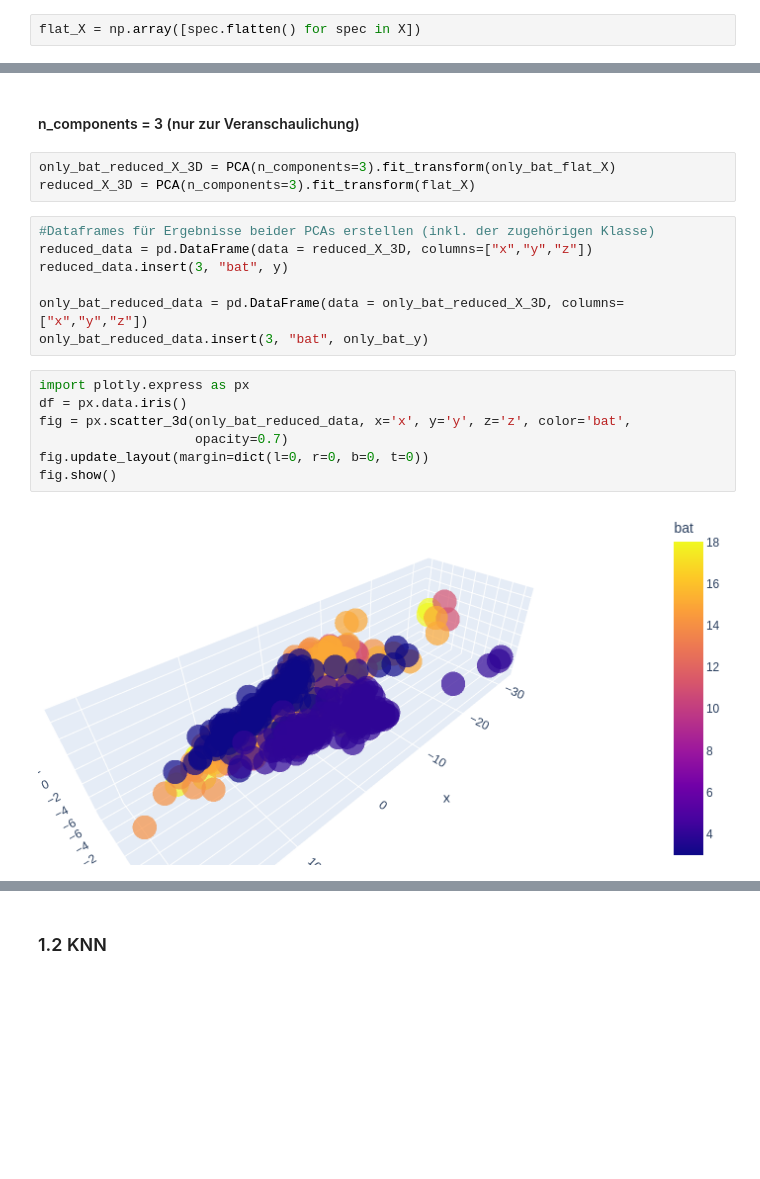
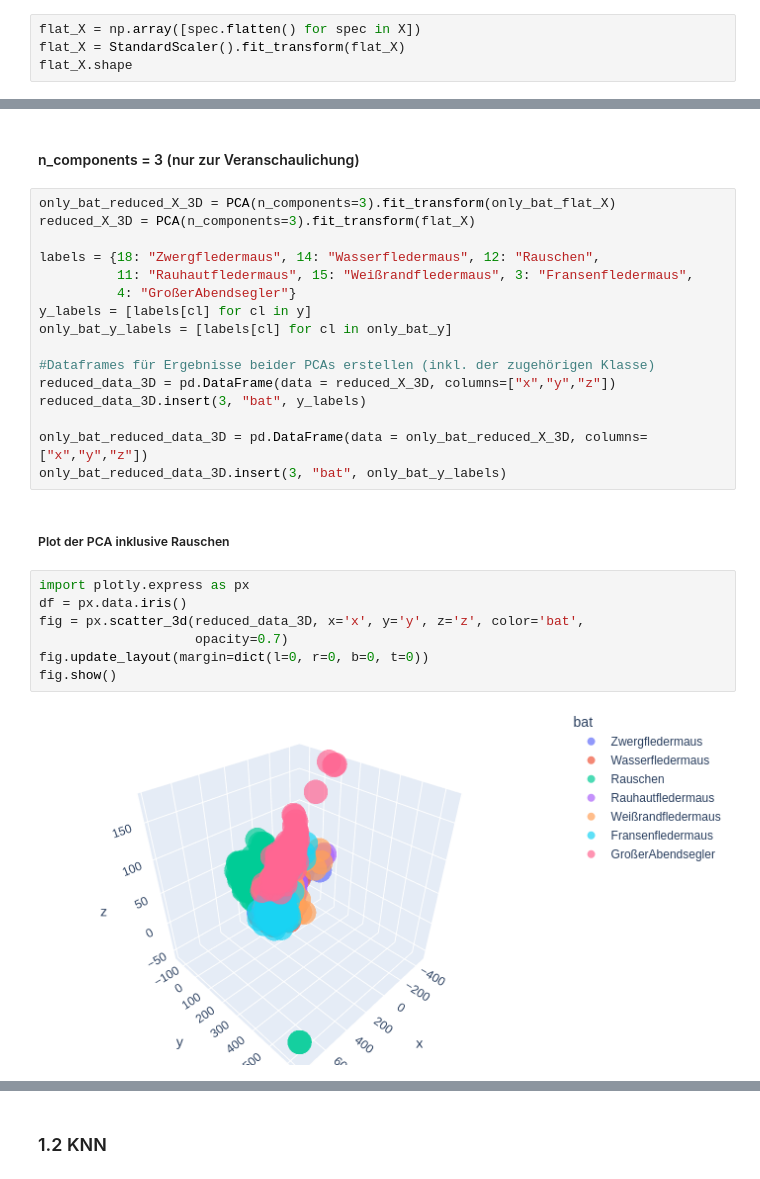
Before and after one commit to mayonesa-parquet/ml, a Jupyter notebook: ML-Projekt.ipynb, the cells around one changed output, grey strips where cells are left out. Cells and saved outputs as stored; diff of their text form; blank space fills up the shorter version.

```diff
--- a/ML-Projekt.ipynb
+++ b/ML-Projekt.ipynb
@@ -210,3 +209,5 @@ X[3].shape
 Da die PCA einen Vektor und keine Matrix als Input erwartet, müssen wir die einzelnen "Zeilen" des Spektrogramms aneinander hängen, dazu nutzen wir die numpy Funktion nd_array.flatten():
 # %%
 flat_X = np.array([spec.flatten() for spec in X])
+flat_X = StandardScaler().fit_transform(flat_X)
+flat_X.shape
@@ -320,21 +316,29 @@ Text(0, 0.5, 'x2')
 # %% [markdown]
 #### n_components = 3 (nur zur Veranschaulichung)
-# %%
-only_bat_reduced_X_3D = PCA(n_components=3).fit_transform(only_bat_flat_X)
-reduced_X_3D = PCA(n_components=3).fit_transform(flat_X)
-# %%
-#Dataframes für Ergebnisse beider PCAs erstellen (inkl. der zugehörigen Klasse)
-reduced_data = pd.DataFrame(data = reduced_X_3D, columns=["x","y","z"])
-reduced_data.insert(3, "bat", y)
-
-only_bat_reduced_data = pd.DataFrame(data = only_bat_reduced_X_3D, columns=["x","y","z"])
-only_bat_reduced_data.insert(3, "bat", only_bat_y)
+# %%
+only_bat_reduced_X_3D = PCA(n_components=3).fit_transform(only_bat_flat_X)
+reduced_X_3D = PCA(n_components=3).fit_transform(flat_X)
+
+labels = {18: "Zwergfledermaus", 14: "Wasserfledermaus", 12: "Rauschen",
+          11: "Rauhautfledermaus", 15: "Weißrandfledermaus", 3: "Fransenfledermaus",
+          4: "GroßerAbendsegler"}
+y_labels = [labels[cl] for cl in y]
+only_bat_y_labels = [labels[cl] for cl in only_bat_y]
+
+#Dataframes für Ergebnisse beider PCAs erstellen (inkl. der zugehörigen Klasse)
+reduced_data_3D = pd.DataFrame(data = reduced_X_3D, columns=["x","y","z"])
+reduced_data_3D.insert(3, "bat", y_labels)
+
+only_bat_reduced_data_3D = pd.DataFrame(data = only_bat_reduced_X_3D, columns=["x","y","z"])
+only_bat_reduced_data_3D.insert(3, "bat", only_bat_y_labels)
+# %% [markdown]
+##### Plot der PCA inklusive Rauschen
 # %%
 import plotly.express as px
 df = px.data.iris()
-fig = px.scatter_3d(only_bat_reduced_data, x='x', y='y', z='z', color='bat',
+fig = px.scatter_3d(reduced_data_3D, x='x', y='y', z='z', color='bat',
                     opacity=0.7)
 fig.update_layout(margin=dict(l=0, r=0, b=0, t=0))
 fig.show()
 # %% [output]
-[figure, old version]
+[figure, new version]
```
Also changed, not shown: parts of 15 cells of this notebook.
